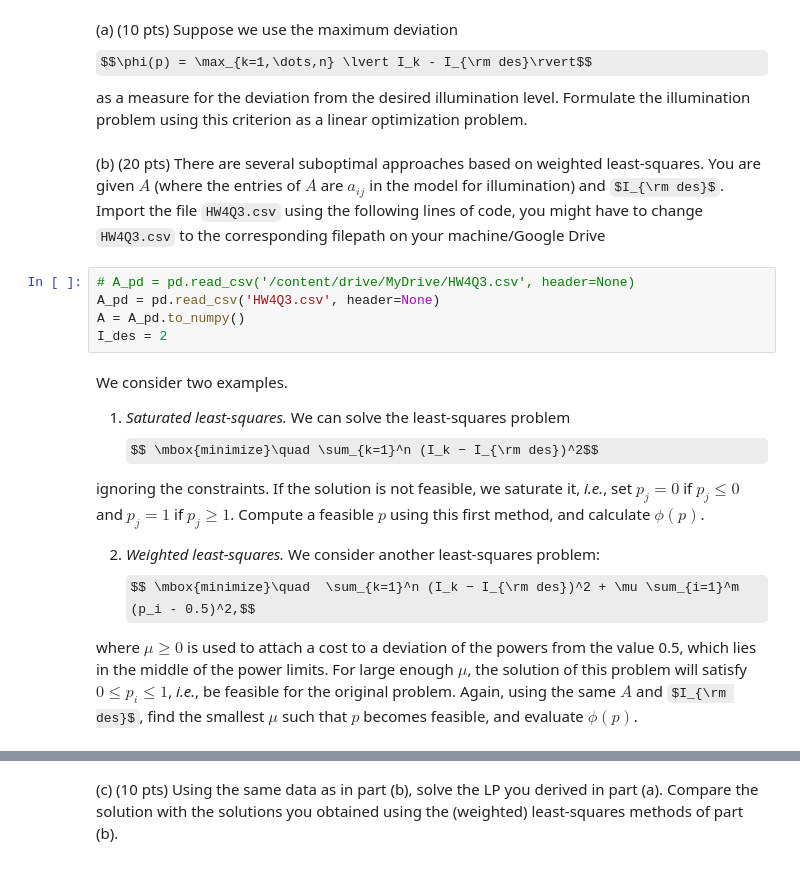
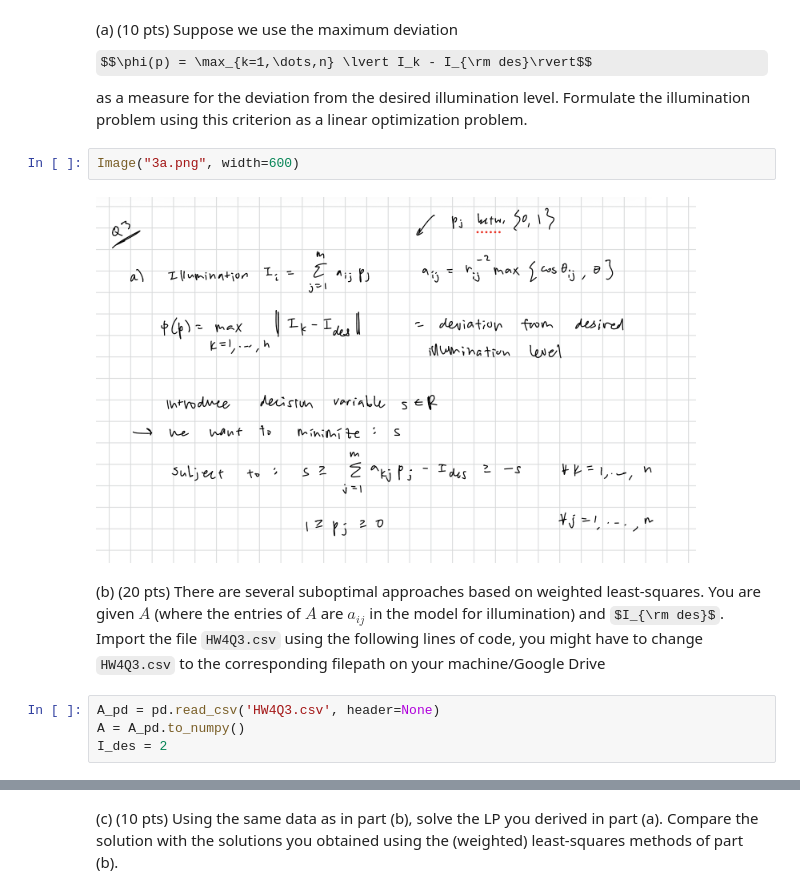
Before and after one commit to andygcui/orf307_pset4, a Jupyter notebook: Homework 4.ipynb, the cells around one changed output, grey strips where cells are left out. Drawn from its saved outputs; the diff is of its cells as text; some formulas as TeX source.

```diff
--- a/Homework 4.ipynb
+++ b/Homework 4.ipynb
@@ -156,22 +151,13 @@ one patch caused by another. Of course we could use a more complex illumination
 The problem is to determine lamp powers that make the illumination levels close to a given desired illumination level $I_{\rm des}$, subject to the power limits $0 \le p_i \le 1$.
 # %% [markdown]
 (a) (10 pts) Suppose we use the maximum deviation $$\phi(p) = \max_{k=1,\dots,n} \lvert I_k - I_{\rm des}\rvert$$ as a measure for the deviation from the desired illumination level. Formulate the illumination problem using this criterion as a linear optimization problem.
+# %%
+Image("3a.png", width=600)
+# %% [output]
+[figure, added]
 # %% [markdown]
 (b) (20 pts) There are several suboptimal approaches based on weighted least-squares. You are given $A$ (where the entries of $A$ are $a_{ij}$ in the model for illumination) and $I_{\rm des}$. Import the file `HW4Q3.csv` using the following lines of code, you might have to change `HW4Q3.csv` to the corresponding filepath on your machine/Google Drive
 # %%
-# A_pd = pd.read_csv('/content/drive/MyDrive/HW4Q3.csv', header=None)
 A_pd = pd.read_csv('HW4Q3.csv', header=None)
 A = A_pd.to_numpy()
 I_des = 2
-# %% [markdown]
-We consider two examples.
-
-1. *Saturated least-squares.* We can solve the least-squares problem
-$$ \mbox{minimize}\quad \sum_{k=1}^n (I_k − I_{\rm des})^2$$
-
-ignoring the constraints. If the solution is not feasible, we saturate it, *i.e.*, set $p_j = 0$ if $p_j \le 0$ and $p_j = 1$ if $p_j \ge 1$. Compute a feasible $p$ using this first method, and calculate $\phi(p)$.
-
-2. *Weighted least-squares.* We consider another least-squares problem:
-$$ \mbox{minimize}\quad  \sum_{k=1}^n (I_k − I_{\rm des})^2 + \mu \sum_{i=1}^m (p_i - 0.5)^2,$$
-
-where $\mu \ge 0$ is used to attach a cost to a deviation of the powers from the value 0.5, which lies in the middle of the power limits. For large enough $\mu$, the solution of this problem will satisfy $0 \le p_i \le 1$, *i.e.*, be feasible for the original problem. Again, using the same $A$ and $I_{\rm des}$, find the smallest $\mu$ such that $p$ becomes feasible, and evaluate $\phi(p)$.
```
Also changed, not shown: parts of 7 cells of this notebook, 1 other file.
